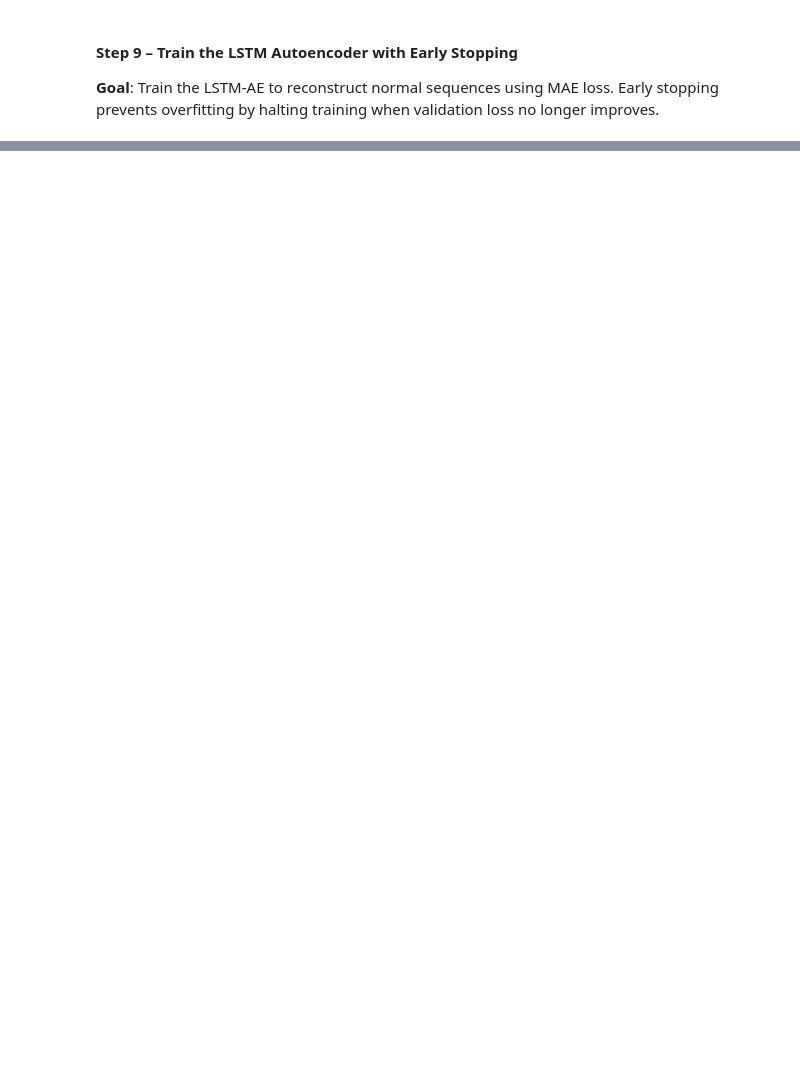
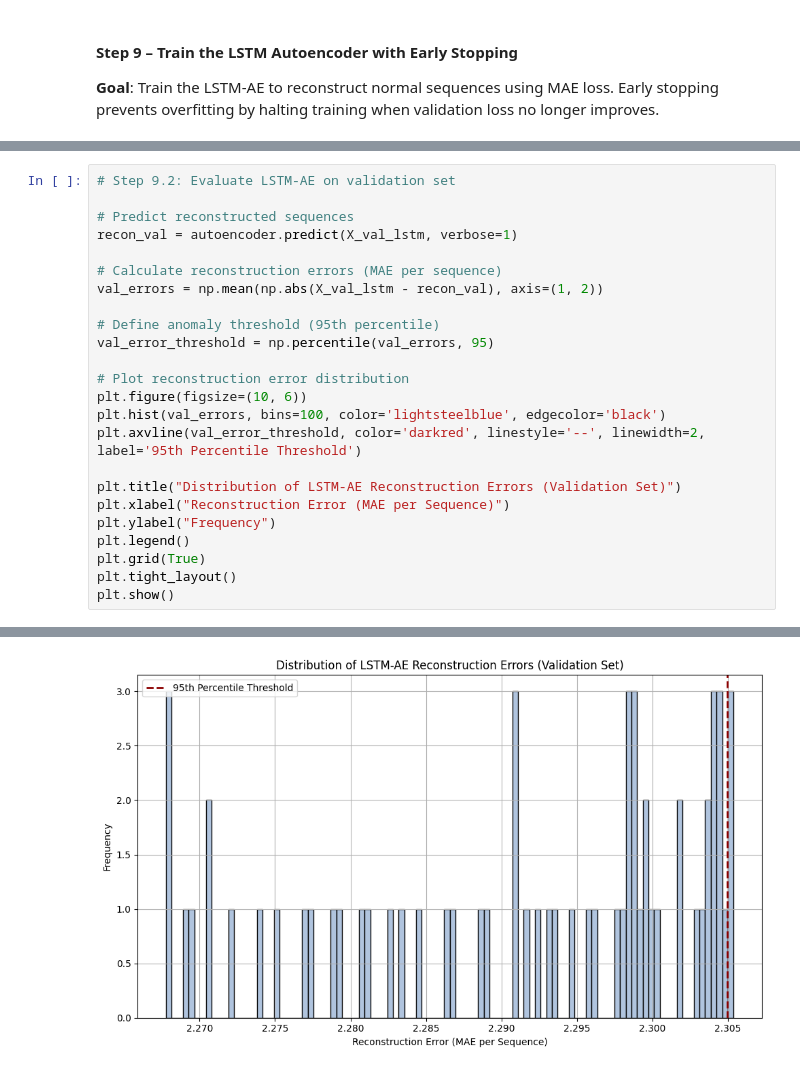
Before and after one commit to Jeremiah-Bachtin/comp1884-group6-weather-anomaly-detection-system, a Jupyter notebook: notebooks/notebook_jeremy_ETL_and_ML_v1.ipynb, the cells around one changed output, grey strips where cells are left out. Drawn from its saved outputs; the diff is of its cells as text; blank space fills up the shorter version.

```diff
--- a/notebooks/notebook_jeremy_ETL_and_ML_v1.ipynb
+++ b/notebooks/notebook_jeremy_ETL_and_ML_v1.ipynb
@@ -492,0 +665,25 @@ KeyboardInterrupt:
+# %%
+# Step 9.2: Evaluate LSTM-AE on validation set
+
+# Predict reconstructed sequences
+recon_val = autoencoder.predict(X_val_lstm, verbose=1)
+
+# Calculate reconstruction errors (MAE per sequence)
+val_errors = np.mean(np.abs(X_val_lstm - recon_val), axis=(1, 2))
+
+# Define anomaly threshold (95th percentile)
+val_error_threshold = np.percentile(val_errors, 95)
+
+# Plot reconstruction error distribution
+plt.figure(figsize=(10, 6))
+plt.hist(val_errors, bins=100, color='lightsteelblue', edgecolor='black')
+plt.axvline(val_error_threshold, color='darkred', linestyle='--', linewidth=2, label='95th Percentile Threshold')
+
+plt.title("Distribution of LSTM-AE Reconstruction Errors (Validation Set)")
+plt.xlabel("Reconstruction Error (MAE per Sequence)")
+plt.ylabel("Frequency")
+plt.legend()
+plt.grid(True)
+plt.tight_layout()
+plt.show()
+# %% [output]
@@ -492,0 +691 @@ KeyboardInterrupt:
+[figure, added]
```
Also changed, not shown: parts of 16 cells of this notebook.
